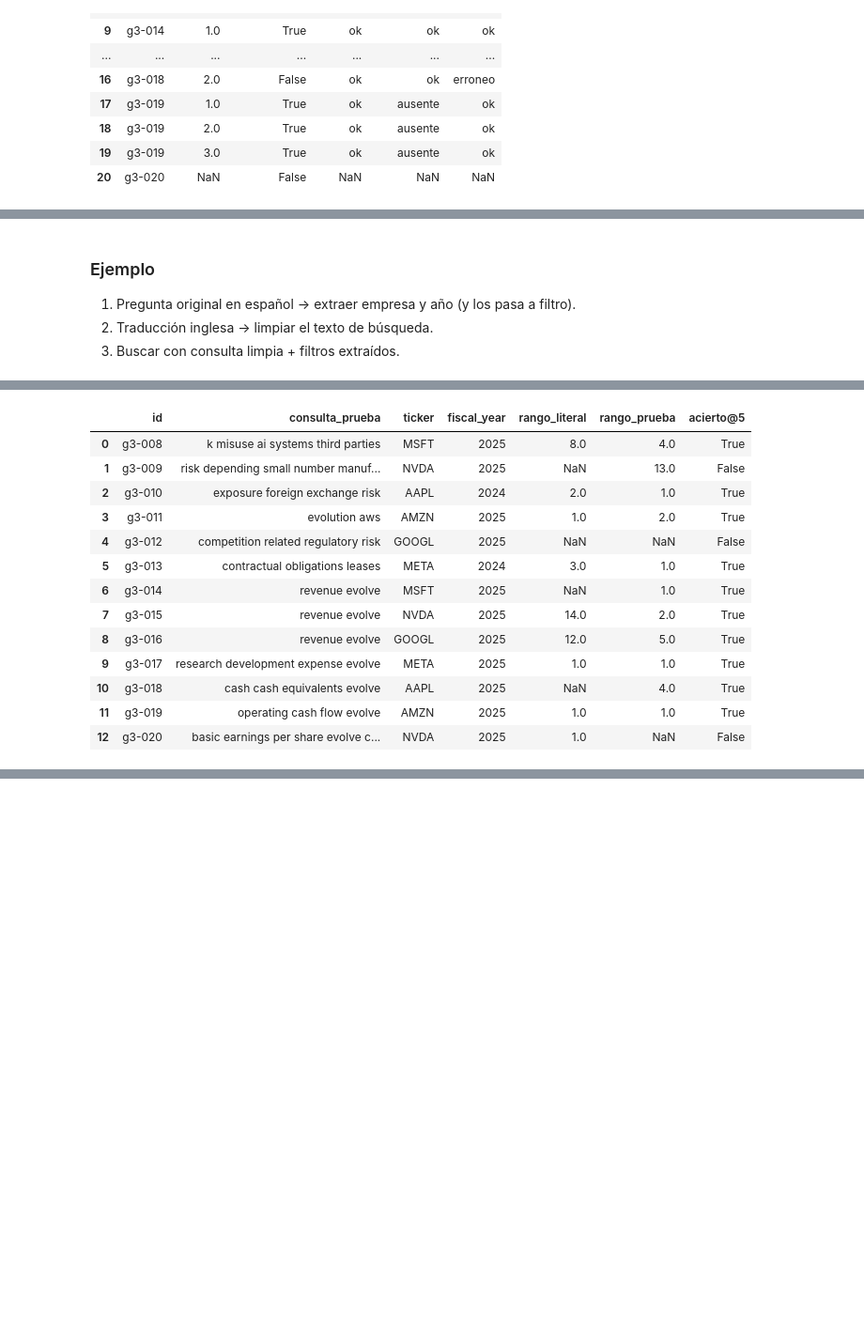
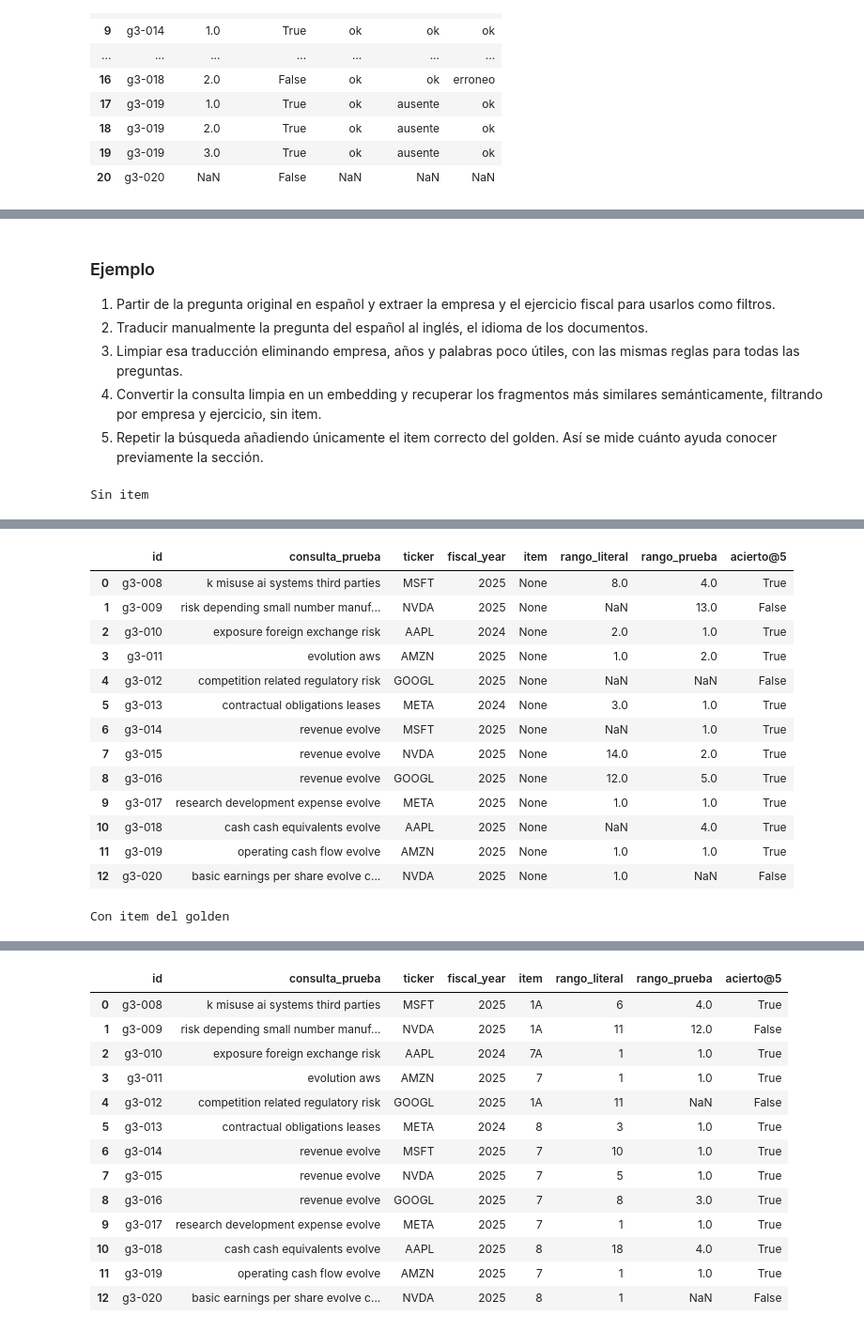
Before and after one commit to Romequinco/10k-financial-agent, a Jupyter notebook: notebooks/05_mejora_retrieval.ipynb, the cells around one changed output, grey strips where cells are left out. Shown at 94% size. Drawn from its saved outputs; the diff is of its cells as text; code cells hidden in the pictures; blank space fills up the shorter version.

Commit message:
Notebook 5 finalizado más cambios retrival en base a los resultados de este notebook

```diff
--- a/notebooks/05_mejora_retrieval.ipynb
+++ b/notebooks/05_mejora_retrieval.ipynb
@@ -388,9 +433,11 @@ Se eligieron estas variantes después de explorar el mismo golden: sus porcentaj
 # %% [markdown]
 ### Ejemplo
 
-1. Pregunta original en español → extraer empresa y año (y los pasa a filtro).
-2. Traducción inglesa → limpiar el texto de búsqueda.
-3. Buscar con consulta limpia + filtros extraídos.
+1. Partir de la pregunta original en español y extraer la empresa y el ejercicio fiscal para usarlos como filtros.
+2. Traducir manualmente la pregunta del español al inglés, el idioma de los documentos.
+3. Limpiar esa traducción eliminando empresa, años y palabras poco útiles, con las mismas reglas para todas las preguntas.
+4. Convertir la consulta limpia en un embedding y recuperar los fragmentos más similares semánticamente, filtrando por empresa y ejercicio, sin item.
+5. Repetir la búsqueda añadiendo únicamente el item correcto del golden. Así se mide cuánto ayuda conocer previamente la sección.
 # %%
 query = "revenue evolve"
 ticker = "MSFT"
@@ -398,19 +448,12 @@ fiscal_year = 2025
 # %%
-# Arranque propio del apartado: no ejecuta las celdas que llaman a la API.
-import sys
-import pathlib
-import pandas as pd
-from IPython.display import display
-
-RAIZ_PRUEBAS = next(p for p in [pathlib.Path.cwd(), *pathlib.Path.cwd().parents]
-                   if (p / "pyproject.toml").is_file())
-if str(RAIZ_PRUEBAS / "src") not in sys.path:
-    sys.path.insert(0, str(RAIZ_PRUEBAS / "src"))
-from agente10k.pruebas_retrieval import probar_variante
-
-prueba_limpieza = probar_variante("limpieza_densa")
-display(prueba_limpieza["resumen"].style.format({"recall@5": "{:.1%}", "mrr@10": "{:.3f}"}))
-with pd.option_context("display.max_colwidth", 100):
-    display(prueba_limpieza["detalle"][["id", "consulta_prueba", "ticker", "fiscal_year",
-                                        "rango_literal", "rango_prueba", "acierto@5"]])
+# Muestra los dos escenarios calculados arriba; no repite búsquedas.
+for resultado in (prueba_limpieza, prueba_limpieza_con_item):
+    print(resultado["resumen"]["escenario"].iloc[0])
+    display(resultado["resumen"].style.format({"recall@5": "{:.1%}", "mrr@10": "{:.3f}"}))
+    with pd.option_context("display.max_colwidth", 100):
+        display(resultado["detalle"][
+            ["id", "consulta_prueba", "ticker", "fiscal_year", "item",
+             "rango_literal", "rango_prueba", "acierto@5"]
+        ])
 # %% [output]
+Sin item
@@ -421,14 +464,15 @@ with pd.option_context("display.max_colwidth", 100):
-|  | id | consulta_prueba | ticker | fiscal_year | rango_literal | rango_prueba | acierto@5 |
-| 0 | g3-008 | k misuse ai systems third parties | MSFT | 2025 | 8.0 | 4.0 | True |
-| 1 | g3-009 | risk depending small number manuf... | NVDA | 2025 | NaN | 13.0 | False |
-| 2 | g3-010 | exposure foreign exchange risk | AAPL | 2024 | 2.0 | 1.0 | True |
-| 3 | g3-011 | evolution aws | AMZN | 2025 | 1.0 | 2.0 | True |
-| 4 | g3-012 | competition related regulatory risk | GOOGL | 2025 | NaN | NaN | False |
-| 5 | g3-013 | contractual obligations leases | META | 2024 | 3.0 | 1.0 | True |
-| 6 | g3-014 | revenue evolve | MSFT | 2025 | NaN | 1.0 | True |
-| 7 | g3-015 | revenue evolve | NVDA | 2025 | 14.0 | 2.0 | True |
-| 8 | g3-016 | revenue evolve | GOOGL | 2025 | 12.0 | 5.0 | True |
-| 9 | g3-017 | research development expense evolve | META | 2025 | 1.0 | 1.0 | True |
-| 10 | g3-018 | cash cash equivalents evolve | AAPL | 2025 | NaN | 4.0 | True |
-| 11 | g3-019 | operating cash flow evolve | AMZN | 2025 | 1.0 | 1.0 | True |
-| 12 | g3-020 | basic earnings per share evolve c... | NVDA | 2025 | 1.0 | NaN | False |
+|  | id | consulta_prueba | ticker | fiscal_year | item | rango_literal | rango_prueba | acierto@5 |
+| 0 | g3-008 | k misuse ai systems third parties | MSFT | 2025 | None | 8.0 | 4.0 | True |
+| 1 | g3-009 | risk depending small number manuf... | NVDA | 2025 | None | NaN | 13.0 | False |
+| 2 | g3-010 | exposure foreign exchange risk | AAPL | 2024 | None | 2.0 | 1.0 | True |
+| 3 | g3-011 | evolution aws | AMZN | 2025 | None | 1.0 | 2.0 | True |
+| 4 | g3-012 | competition related regulatory risk | GOOGL | 2025 | None | NaN | NaN | False |
+| 5 | g3-013 | contractual obligations leases | META | 2024 | None | 3.0 | 1.0 | True |
+| 6 | g3-014 | revenue evolve | MSFT | 2025 | None | NaN | 1.0 | True |
+| 7 | g3-015 | revenue evolve | NVDA | 2025 | None | 14.0 | 2.0 | True |
+| 8 | g3-016 | revenue evolve | GOOGL | 2025 | None | 12.0 | 5.0 | True |
+| 9 | g3-017 | research development expense evolve | META | 2025 | None | 1.0 | 1.0 | True |
+| 10 | g3-018 | cash cash equivalents evolve | AAPL | 2025 | None | NaN | 4.0 | True |
+| 11 | g3-019 | operating cash flow evolve | AMZN | 2025 | None | 1.0 | 1.0 | True |
+| 12 | g3-020 | basic earnings per share evolve c... | NVDA | 2025 | None | 1.0 | NaN | False |
+Con item del golden
@@ -434,0 +483,14 @@ with pd.option_context("display.max_colwidth", 100):
+|  | id | consulta_prueba | ticker | fiscal_year | item | rango_literal | rango_prueba | acierto@5 |
+| 0 | g3-008 | k misuse ai systems third parties | MSFT | 2025 | 1A | 6 | 4.0 | True |
+| 1 | g3-009 | risk depending small number manuf... | NVDA | 2025 | 1A | 11 | 12.0 | False |
+| 2 | g3-010 | exposure foreign exchange risk | AAPL | 2024 | 7A | 1 | 1.0 | True |
+| 3 | g3-011 | evolution aws | AMZN | 2025 | 7 | 1 | 1.0 | True |
+| 4 | g3-012 | competition related regulatory risk | GOOGL | 2025 | 1A | 11 | NaN | False |
+| 5 | g3-013 | contractual obligations leases | META | 2024 | 8 | 3 | 1.0 | True |
+| 6 | g3-014 | revenue evolve | MSFT | 2025 | 7 | 10 | 1.0 | True |
+| 7 | g3-015 | revenue evolve | NVDA | 2025 | 7 | 5 | 1.0 | True |
+| 8 | g3-016 | revenue evolve | GOOGL | 2025 | 7 | 8 | 3.0 | True |
+| 9 | g3-017 | research development expense evolve | META | 2025 | 7 | 1 | 1.0 | True |
+| 10 | g3-018 | cash cash equivalents evolve | AAPL | 2025 | 8 | 18 | 4.0 | True |
+| 11 | g3-019 | operating cash flow evolve | AMZN | 2025 | 7 | 1 | 1.0 | True |
+| 12 | g3-020 | basic earnings per share evolve c... | NVDA | 2025 | 8 | 1 | NaN | False |
```
Also changed, not shown: parts of 28 cells of this notebook, 29 other files.
